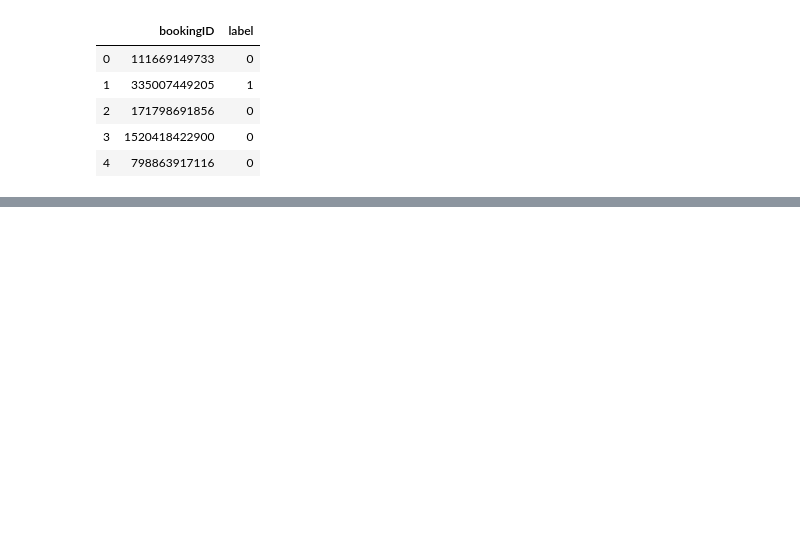
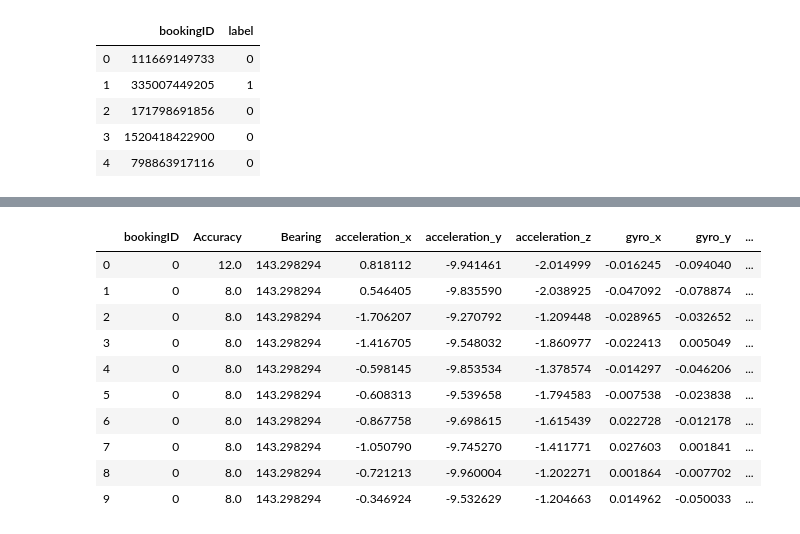
Before and after one commit to md-afif/AIforSEA_Safety, a Jupyter notebook: EDA.ipynb, the cells around one changed output, grey strips where cells are left out. Drawn from its saved outputs; the diff is of its cells as text; code cells hidden in the pictures; blank space fills up the shorter version.

```diff
--- a/EDA.ipynb
+++ b/EDA.ipynb
@@ -89,0 +95,13 @@ Adding additional columns \
+# %%
+df_add = df.copy(deep=True).sort_values(by=['bookingID', 'second']).reset_index(drop=True)
+
+# Applying PCA to gyro coordinates
+
+from sklearn.decomposition import PCA
+
+gyro_cols = ['gyro_x', 'gyro_y', 'gyro_z']
+gyro_coord = df_add[gyro_cols]
+pca = PCA()
+
+pca.fit(gyro_coord)
+pca.explained_variance_ratio_
@@ -89,0 +110,5 @@ Adding additional columns \
+# %%
+# Since first PC accounts for > 70% of variance, we only keep 1 PC to explain gyro
+
+df_add['gyro_pc'] = pca.transform(df_add[gyro_cols])[:, 0]
+df_add.head()
@@ -90,15 +122,10 @@ Adding additional columns \
 # %%
 # Adding distance, acceleration and magnitude columns
-
-df_add = df.copy(deep=True).sort_values(by=['bookingID', 'second']).reset_index(drop=True)
 
 df_add['distance'] = df_add['Speed'] * df_add['second']
 df_add['acceleration'] = np.sqrt(np.power(df_add['acceleration_x'], 2) +
                                  np.power(df_add['acceleration_y'], 2) +
                                  np.power(df_add['acceleration_z'], 2))
-df_add['magnitude'] = np.sqrt(np.power(df_add['gyro_x'], 2) +
-                              np.power(df_add['gyro_y'], 2) +
-                              np.power(df_add['gyro_z'], 2))
 # %%
 # Function to calculate difference in speed per second
 def calc_speed_diff(x):
@@ -117,0 +145,14 @@ df_add['bearing_diff'] = df_add.groupby('bookingID').apply(calc_bearing_diff).fi
+# %%
+df_add.head(n=10)
+# %% [output]
+|  | bookingID | Accuracy | Bearing | acceleration_x | acceleration_y | acceleration_z | gyro_x | gyro_y | ... |
+| 0 | 0 | 12.0 | 143.298294 | 0.818112 | -9.941461 | -2.014999 | -0.016245 | -0.094040 | ... |
+| 1 | 0 | 8.0 | 143.298294 | 0.546405 | -9.835590 | -2.038925 | -0.047092 | -0.078874 | ... |
+| 2 | 0 | 8.0 | 143.298294 | -1.706207 | -9.270792 | -1.209448 | -0.028965 | -0.032652 | ... |
+| 3 | 0 | 8.0 | 143.298294 | -1.416705 | -9.548032 | -1.860977 | -0.022413 | 0.005049 | ... |
+| 4 | 0 | 8.0 | 143.298294 | -0.598145 | -9.853534 | -1.378574 | -0.014297 | -0.046206 | ... |
+| 5 | 0 | 8.0 | 143.298294 | -0.608313 | -9.539658 | -1.794583 | -0.007538 | -0.023838 | ... |
+| 6 | 0 | 8.0 | 143.298294 | -0.867758 | -9.698615 | -1.615439 | 0.022728 | -0.012178 | ... |
+| 7 | 0 | 8.0 | 143.298294 | -1.050790 | -9.745270 | -1.411771 | 0.027603 | 0.001841 | ... |
+| 8 | 0 | 8.0 | 143.298294 | -0.721213 | -9.960004 | -1.202271 | 0.001864 | -0.007702 | ... |
+| 9 | 0 | 8.0 | 143.298294 | -0.346924 | -9.532629 | -1.204663 | 0.014962 | -0.050033 | ... |
```
Also changed, not shown: parts of 14 cells of this notebook.
